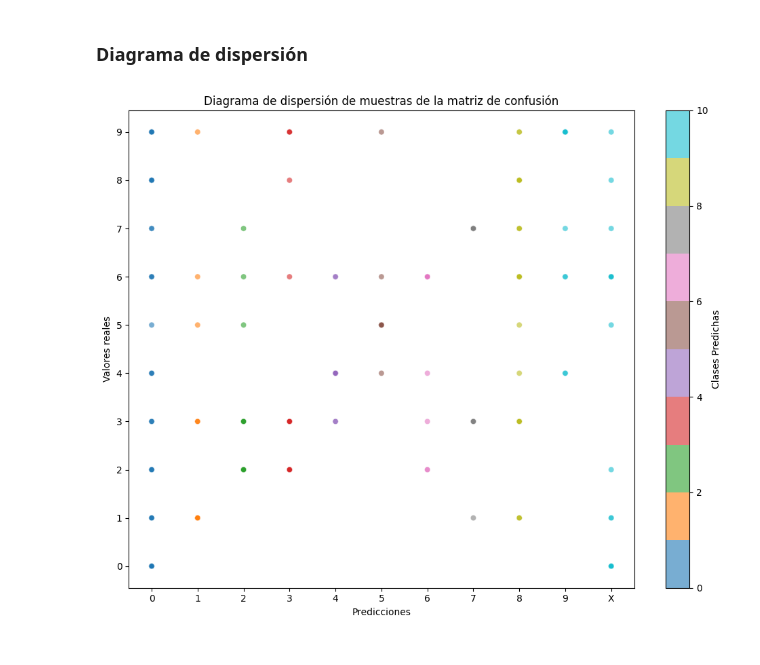
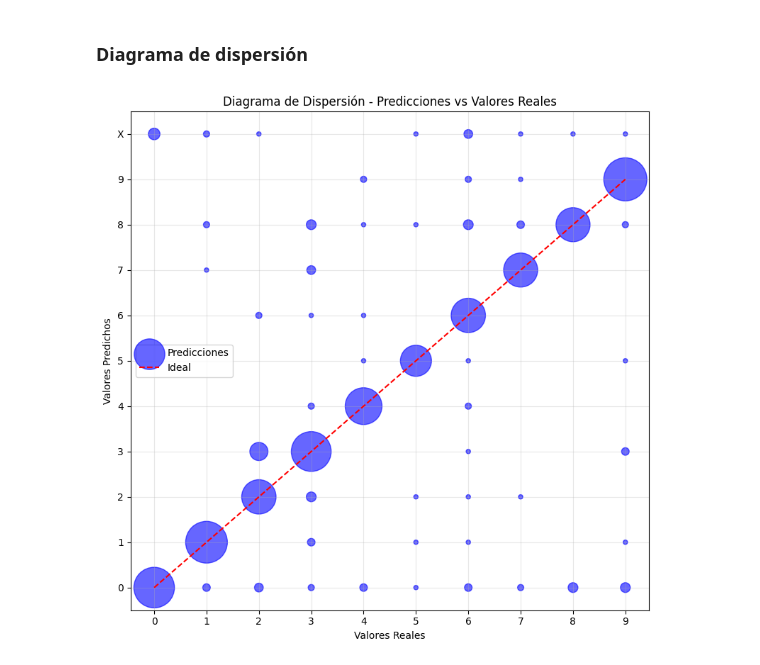
Before and after one commit to miguelable/PSM_OpenCV, a Jupyter notebook: clasificacion_lotes.ipynb, the cells around one changed output. Drawn from its saved outputs; the diff is of its cells as text; code cells hidden in the pictures.

```diff
--- a/clasificacion_lotes.ipynb
+++ b/clasificacion_lotes.ipynb
@@ -330,46 +337,39 @@ Real: 9, Predicción: 5, Cantidad: 1
 Real: 9, Predicción: X, Cantidad: 1
 # %% [markdown]
 ### Diagrama de dispersión
-# %%
-
-# Inicializamos los colores de cada clase (0-9 y "X")
-colores = plt.cm.get_cmap('tab10', num_clases)  # Usamos un cmap con 11 colores diferentes
-
-# Crear listas para las coordenadas y clases de las muestras
-x = []  # predicción
-y = []  # valor real
-clases = []  # clases (0-9 y X)
-
-# Recorrer la matriz de confusión y extraer las posiciones y las clases
-for i in range(10):  # Clases reales
-    for j in range(num_clases):  # Clases predichas
-        count = matriz_confusion[i, j]
-        for _ in range(count):  # Repetir el número de veces que aparece el valor
-            x.append(j)  # Columna: clase predicha
-            y.append(i)  # Fila: clase real
-            clases.append(j)  # Clase predicha
-
-# Crear el diagrama de dispersión
-plt.figure(figsize=(10, 8))
-scatter = plt.scatter(x, y, c=clases, cmap='tab10', alpha=0.6, edgecolors="w", linewidth=0.5)
-
-# Etiquetas
-plt.title("Diagrama de dispersión de muestras de la matriz de confusión")
-plt.xlabel("Predicciones")
-plt.ylabel("Valores reales")
-
-# Etiquetas de las clases en los ejes
-x_labels = [str(i) for i in range(10)] + ["X"]
-y_labels = [str(i) for i in range(10)]
-plt.xticks(np.arange(11), x_labels)
-plt.yticks(np.arange(10), y_labels)
-
-# Agregar colorbar
-cbar = plt.colorbar(scatter)
-cbar.set_label('Clases Predichas')
-
-# Mostrar el gráfico
-plt.tight_layout()
-plt.show()
-# %% [output]
-[figure, removed]
+# %%
+# Crear listas para valores reales, predichos y su tamaño
+y_real = []
+y_pred = []
+sizes = []  # Tamaños de los puntos
+
+# Extraer los puntos y sus frecuencias de la matriz de confusión
+for real in range(10):  # Clases reales (0-9)
+    for pred in range(num_clases):  # Clases predichas (0-9 y X)
+        count = matriz_confusion[real, pred]
+        if count > 0:
+            y_real.append(real)
+            y_pred.append(pred)
+            sizes.append(count * 20)  # Ajustar el multiplicador para el tamaño de los puntos
+
+# Crear el gráfico de dispersión
+plt.figure(figsize=(8, 8))
+plt.scatter(y_real, y_pred, s=sizes, alpha=0.6, label="Predicciones", color="blue")
+
+# Dibujar la línea ideal (predicción = valor real)
+plt.plot(range(10), range(10), color="red", linestyle="--", label="Ideal")
+
+# Configurar etiquetas y leyenda
+plt.title("Diagrama de Dispersión - Predicciones vs Valores Reales")
+plt.xlabel("Valores Reales")
+plt.ylabel("Valores Predichos")
+plt.xticks(range(10), [str(i) for i in range(10)])
+plt.yticks(range(11), [str(i) for i in range(10)] + ["X"])
+plt.grid(alpha=0.3)
+plt.legend()
+
+# Mostrar el gráfico
+plt.tight_layout()
+plt.show()
+# %% [output]
+[figure, added]
```
Also changed, not shown: parts of 8 cells of this notebook.
